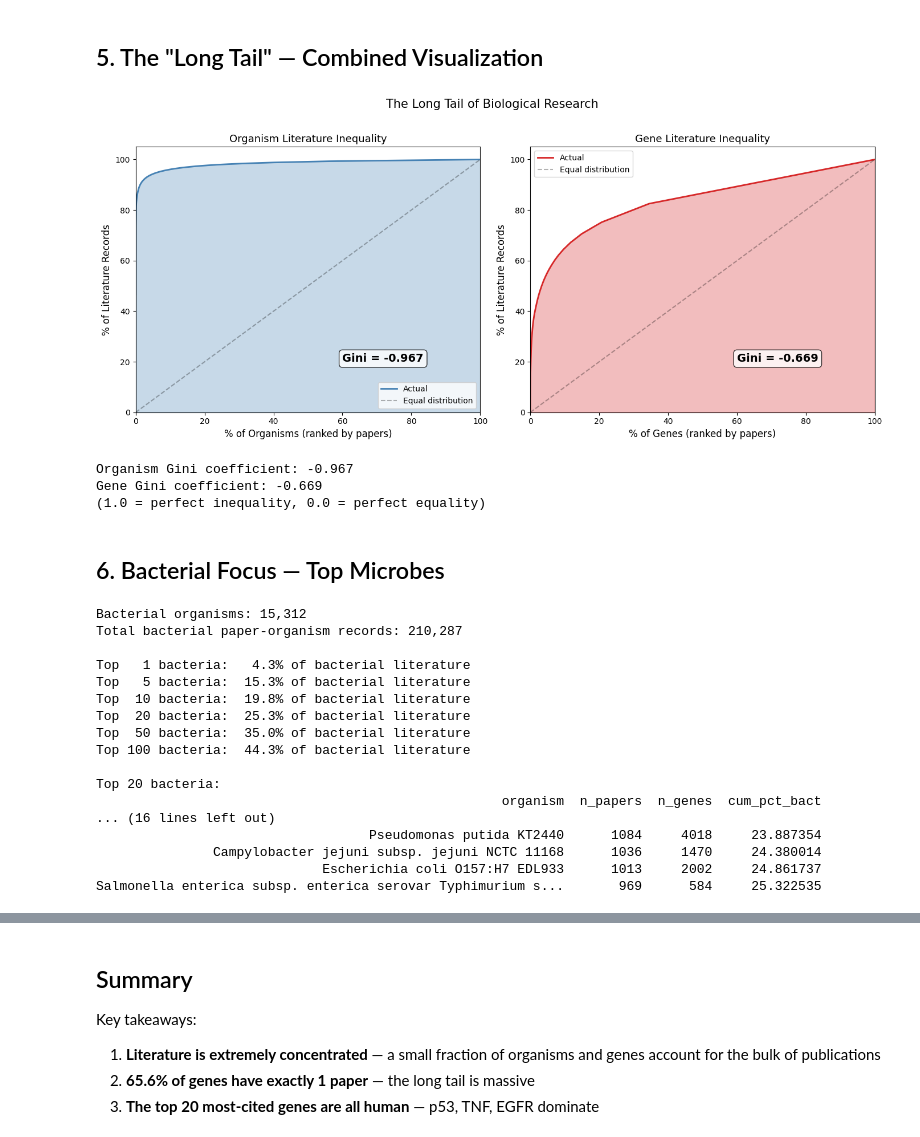
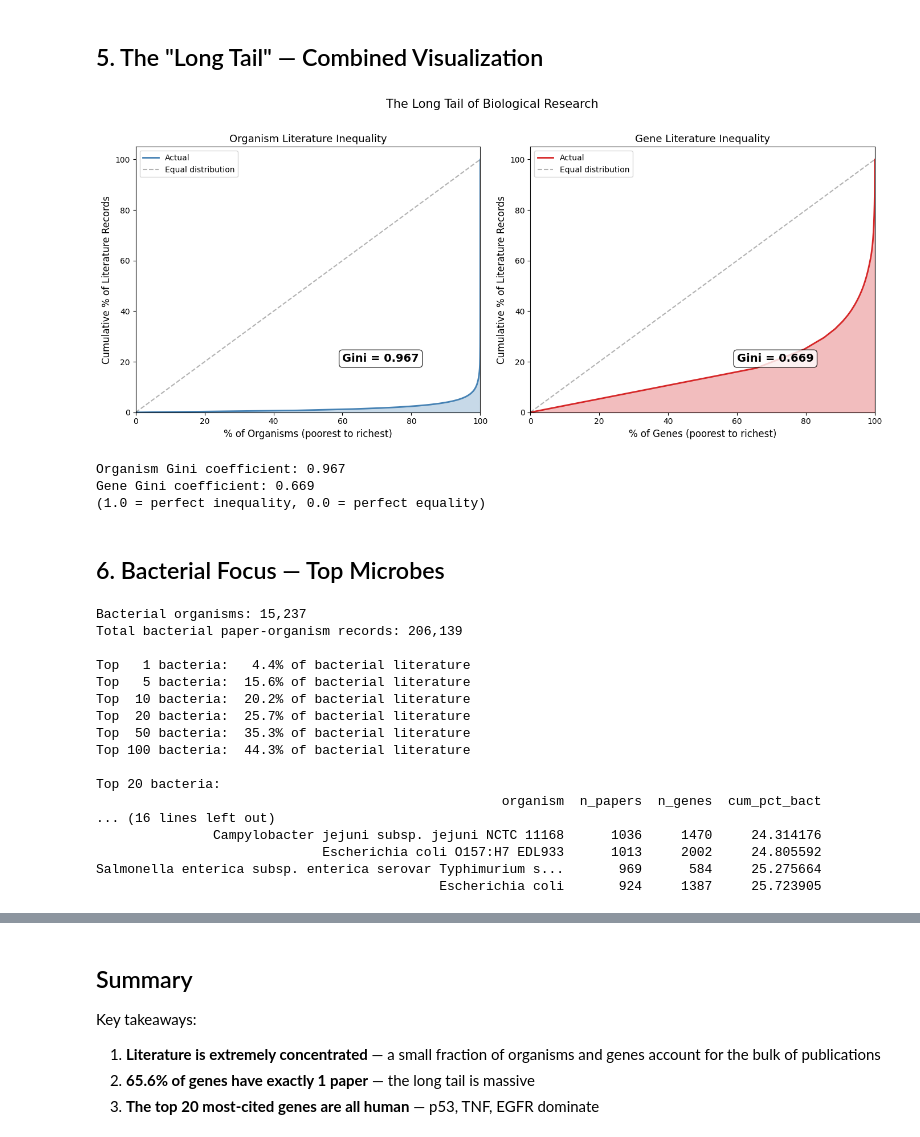
Before and after one commit to kbaseincubator/BERIL-research-observatory, a Jupyter notebook: projects/paperblast_explorer/notebooks/02_coverage_skew.ipynb, the cells around one changed output, grey strips where cells are left out. Cells and saved outputs as stored; diff of their text form; code cells hidden in the pictures.

```diff
--- a/projects/paperblast_explorer/notebooks/02_coverage_skew.ipynb
+++ b/projects/paperblast_explorer/notebooks/02_coverage_skew.ipynb
@@ -439,58 +439,61 @@ fig, axes = plt.subplots(1, 2, figsize=(14, 6))
 
 # Panel A: Organism Lorenz curve (proportion of organisms vs proportion of literature)
 ax = axes[0]
-n_orgs = len(org_papers_sorted)
-x_org = np.arange(1, n_orgs + 1) / n_orgs * 100  # percentage of organisms
-y_org = org_papers_sorted['cum_pct'].values
+# Sort ASCENDING for proper Lorenz curve (poorest to richest)
+org_asc = org_papers_sorted.sort_values('n_papers', ascending=True).reset_index(drop=True)
+n_orgs = len(org_asc)
+x_org = np.arange(1, n_orgs + 1) / n_orgs * 100
+y_org = 100 * org_asc['n_papers'].cumsum() / org_asc['n_papers'].sum()
 ax.fill_between(x_org, y_org, alpha=0.3, color='steelblue')
 ax.plot(x_org, y_org, color='steelblue', linewidth=2, label='Actual')
 ax.plot([0, 100], [0, 100], 'k--', alpha=0.3, label='Equal distribution')
-ax.set_xlabel('% of Organisms (ranked by papers)', fontsize=12)
-ax.set_ylabel('% of Literature Records', fontsize=12)
+ax.set_xlabel('% of Organisms (poorest to richest)', fontsize=12)
+ax.set_ylabel('Cumulative % of Literature Records', fontsize=12)
 ax.set_title('Organism Literature Inequality', fontsize=13)
 
-# Calculate Gini coefficient
-papers_arr = org_papers_sorted['n_papers'].values
+# Calculate Gini coefficient (ascending sorted)
+papers_arr = org_asc['n_papers'].values
 n = len(papers_arr)
 gini_org = (2 * np.sum((np.arange(1, n+1)) * papers_arr) / (n * np.sum(papers_arr))) - (n + 1) / n
 ax.text(60, 20, f'Gini = {gini_org:.3f}', fontsize=14, fontweight='bold',
         bbox=dict(boxstyle='round', facecolor='white', alpha=0.8))
 ax.legend(fontsize=10)
 ax.set_xlim(0, 100)
 ax.set_ylim(0, 105)
 
 # Panel B: Gene Lorenz curve
 ax = axes[1]
-n_genes = len(ppg_sorted)
+ppg_asc = ppg_sorted.sort_values('n_papers', ascending=True).reset_index(drop=True)
+n_genes = len(ppg_asc)
 x_gene = np.arange(1, n_genes + 1) / n_genes * 100
-y_gene = ppg_sorted['cum_pct'].values
+y_gene = 100 * ppg_asc['n_papers'].cumsum() / ppg_asc['n_papers'].sum()
 ax.fill_between(x_gene, y_gene, alpha=0.3, color='#d62728')
 ax.plot(x_gene, y_gene, color='#d62728', linewidth=2, label='Actual')
 ax.plot([0, 100], [0, 100], 'k--', alpha=0.3, label='Equal distribution')
-ax.set_xlabel('% of Genes (ranked by papers)', fontsize=12)
-ax.set_ylabel('% of Literature Records', fontsize=12)
+ax.set_xlabel('% of Genes (poorest to richest)', fontsize=12)
+ax.set_ylabel('Cumulative % of Literature Records', fontsize=12)
 ax.set_title('Gene Literature Inequality', fontsize=13)
 
-papers_arr_g = ppg_sorted['n_papers'].values
+papers_arr_g = ppg_asc['n_papers'].values
 n_g = len(papers_arr_g)
 gini_gene = (2 * np.sum((np.arange(1, n_g+1)) * papers_arr_g) / (n_g * np.sum(papers_arr_g))) - (n_g + 1) / n_g
 ax.text(60, 20, f'Gini = {gini_gene:.3f}', fontsize=14, fontweight='bold',
         bbox=dict(boxstyle='round', facecolor='white', alpha=0.8))
 ax.legend(fontsize=10)
 ax.set_xlim(0, 100)
 ax.set_ylim(0, 105)
 
 plt.suptitle('The Long Tail of Biological Research', fontsize=15, y=1.02)
 plt.tight_layout()
 fig.savefig(FIG_OUT / 'lorenz_curves.png', dpi=150, bbox_inches='tight')
 plt.show()
 print(f'Organism Gini coefficient: {gini_org:.3f}')
 print(f'Gene Gini coefficient: {gini_gene:.3f}')
 print('(1.0 = perfect inequality, 0.0 = perfect equality)')
 # %% [output]
-[figure, old version]
+[figure, new version]
-Organism Gini coefficient: -0.967
-Gene Gini coefficient: -0.669
+Organism Gini coefficient: 0.967
+Gene Gini coefficient: 0.669
 (1.0 = perfect inequality, 0.0 = perfect equality)
 # %% [markdown]
 ## 6. Bacterial Focus — Top Microbes
@@ -505,7 +508,9 @@ def is_bacterium(org):
            'schizosaccharomyces', 'neurospora', 'pichia', 'dictyostelium',
            'canis ', 'felis', 'equus', 'ovis ', 'macaca', 'pan ', 'pongo',
            'oryctolagus', 'cricetulus', 'trypanosoma', 'leishmania', 'toxoplasma',
-           'chlamydomonas', 'physcomitrella', 'selaginella', 'solanum', 'gossypium']
+           'chlamydomonas', 'physcomitrella', 'selaginella', 'solanum', 'gossypium',
+           'glycine ', 'borrelia', 'medicago', 'vitis ', 'sorghum', 'setaria',
+           'phaseolus', 'cicer ', 'arachis', 'cajanus']
     if any(k in org_lower for k in euk):
         return False
     virus = ['virus', 'phage', 'viridae', 'bacteriophage', 'sars-cov', 'hiv-',
@@ -538,23 +543,23 @@ print()
 print('Top 20 bacteria:')
 print(bacteria.head(20)[['organism', 'n_papers', 'n_genes', 'cum_pct_bact']].to_string(index=False, max_colwidth=60))
 # %% [output]
-Bacterial organisms: 15,312
-Total bacterial paper-organism records: 210,287
+Bacterial organisms: 15,237
+Total bacterial paper-organism records: 206,139
 
-Top   1 bacteria:   4.3% of bacterial literature
-Top   5 bacteria:  15.3% of bacterial literature
-Top  10 bacteria:  19.8% of bacterial literature
-Top  20 bacteria:  25.3% of bacterial literature
-Top  50 bacteria:  35.0% of bacterial literature
+Top   1 bacteria:   4.4% of bacterial literature
+Top   5 bacteria:  15.6% of bacterial literature
+Top  10 bacteria:  20.2% of bacterial literature
+Top  20 bacteria:  25.7% of bacterial literature
+Top  50 bacteria:  35.3% of bacterial literature
 Top 100 bacteria:  44.3% of bacterial literature
 
 Top 20 bacteria:
                                                     organism  n_papers  n_genes  cum_pct_bact
 ... (16 lines left out)
-                                   Pseudomonas putida KT2440      1084     4018     23.887354
-               Campylobacter jejuni subsp. jejuni NCTC 11168      1036     1470     24.380014
-                             Escherichia coli O157:H7 EDL933      1013     2002     24.861737
-Salmonella enterica subsp. enterica serovar Typhimurium s...       969      584     25.322535
+               Campylobacter jejuni subsp. jejuni NCTC 11168      1036     1470     24.314176
+                             Escherichia coli O157:H7 EDL933      1013     2002     24.805592
+Salmonella enterica subsp. enterica serovar Typhimurium s...       969      584     25.275664
+                                            Escherichia coli       924     1387     25.723905
 # %%
 # Figure: Top 20 bacteria
 fig, ax = plt.subplots(figsize=(10, 7))
```
Also changed, not shown: parts of 1 cell of this notebook, 6 other files.
